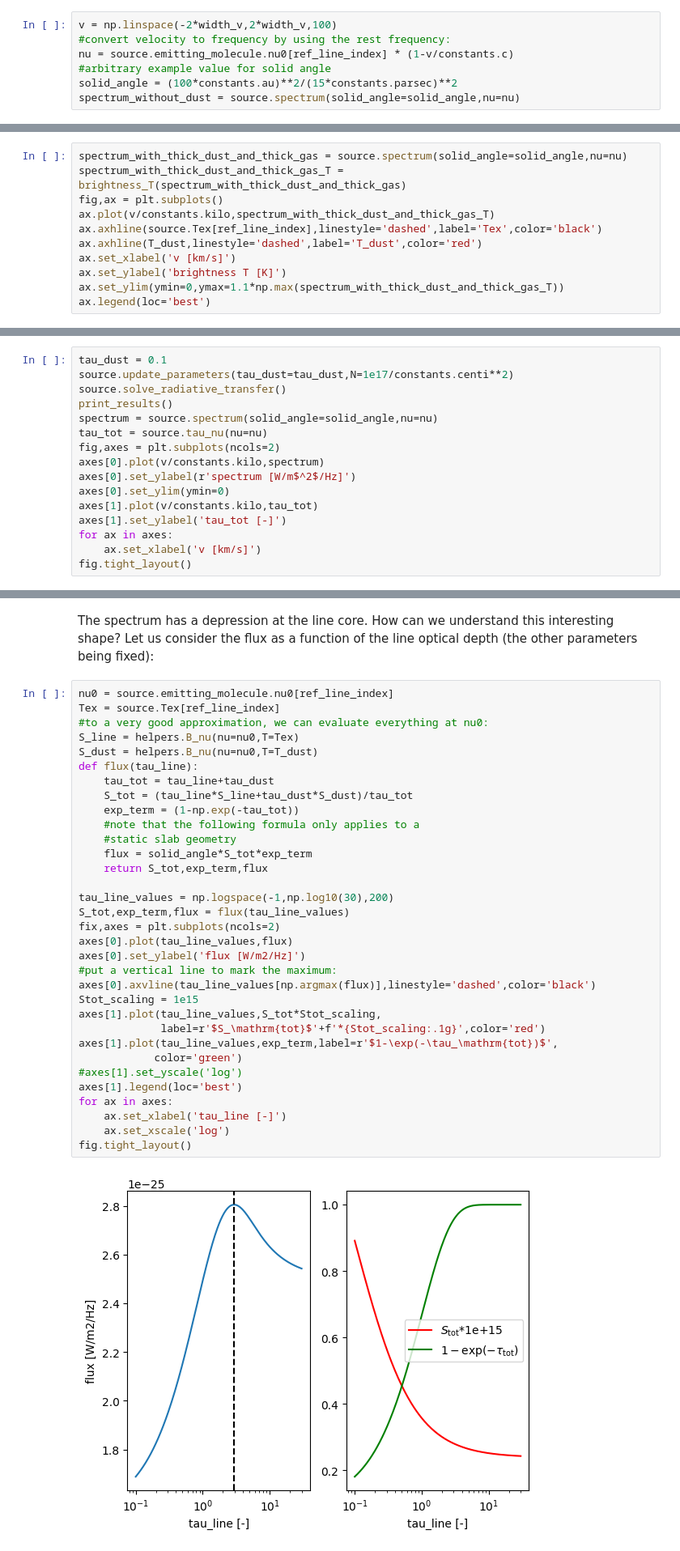
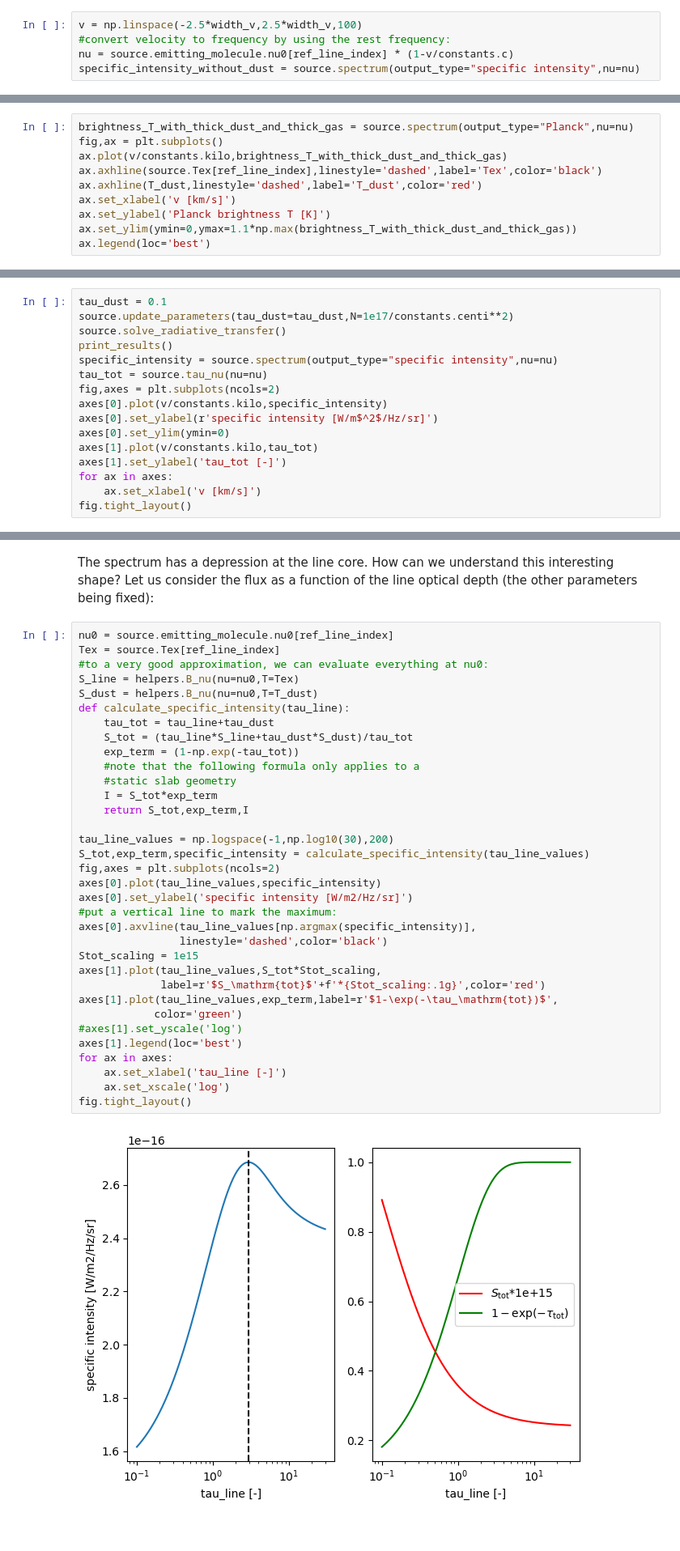
Before and after one commit to gica3618/pythonradex, a Jupyter notebook: docs/notebooks/continuum_effects.ipynb, the cells around one changed output, grey strips where cells are left out. Shown at 81% size. Saved outputs shown, nothing was run; the diff lists cells and outputs as text.

```diff
--- a/docs/notebooks/continuum_effects.ipynb
+++ b/docs/notebooks/continuum_effects.ipynb
@@ -58,10 +58,8 @@ We also calculate the spectrum:
 # %%
-v = np.linspace(-2*width_v,2*width_v,100)
+v = np.linspace(-2.5*width_v,2.5*width_v,100)
 #convert velocity to frequency by using the rest frequency:
 nu = source.emitting_molecule.nu0[ref_line_index] * (1-v/constants.c)
-#arbitrary example value for solid angle
-solid_angle = (100*constants.au)**2/(15*constants.parsec)**2
-spectrum_without_dust = source.spectrum(solid_angle=solid_angle,nu=nu)
+specific_intensity_without_dust = source.spectrum(output_type="specific intensity",nu=nu)
 # %% [markdown]
 Now do a calculation with dust, for comparison. Consider an optically thin dust field.
 # %%
@@ -137,13 +129,12 @@ Now CO is much thicker than the dust (remember: the dust optical depth is 50)
 # %%
-spectrum_with_thick_dust_and_thick_gas = source.spectrum(solid_angle=solid_angle,nu=nu)
-spectrum_with_thick_dust_and_thick_gas_T = brightness_T(spectrum_with_thick_dust_and_thick_gas)
+brightness_T_with_thick_dust_and_thick_gas = source.spectrum(output_type="Planck",nu=nu)
 fig,ax = plt.subplots()
-ax.plot(v/constants.kilo,spectrum_with_thick_dust_and_thick_gas_T)
+ax.plot(v/constants.kilo,brightness_T_with_thick_dust_and_thick_gas)
 ax.axhline(source.Tex[ref_line_index],linestyle='dashed',label='Tex',color='black')
 ax.axhline(T_dust,linestyle='dashed',label='T_dust',color='red')
 ax.set_xlabel('v [km/s]')
-ax.set_ylabel('brightness T [K]')
-ax.set_ylim(ymin=0,ymax=1.1*np.max(spectrum_with_thick_dust_and_thick_gas_T))
+ax.set_ylabel('Planck brightness T [K]')
+ax.set_ylim(ymin=0,ymax=1.1*np.max(brightness_T_with_thick_dust_and_thick_gas))
 ax.legend(loc='best')
 # %% [output]
 <matplotlib.legend.Legend at 0x...>
@@ -157,11 +148,11 @@ tau_dust = 0.1
 source.update_parameters(tau_dust=tau_dust,N=1e17/constants.centi**2)
 source.solve_radiative_transfer()
 print_results()
-spectrum = source.spectrum(solid_angle=solid_angle,nu=nu)
+specific_intensity = source.spectrum(output_type="specific intensity",nu=nu)
 tau_tot = source.tau_nu(nu=nu)
 fig,axes = plt.subplots(ncols=2)
-axes[0].plot(v/constants.kilo,spectrum)
-axes[0].set_ylabel(r'spectrum [W/m$^2$/Hz]')
+axes[0].plot(v/constants.kilo,specific_intensity)
+axes[0].set_ylabel(r'specific intensity [W/m$^2$/Hz/sr]')
 axes[0].set_ylim(ymin=0)
 axes[1].plot(v/constants.kilo,tau_tot)
 axes[1].set_ylabel('tau_tot [-]')
@@ -177,36 +168,37 @@ The spectrum has a depression at the line core. How can we understand this inter
 # %%
 nu0 = source.emitting_molecule.nu0[ref_line_index]
 Tex = source.Tex[ref_line_index]
 #to a very good approximation, we can evaluate everything at nu0:
 S_line = helpers.B_nu(nu=nu0,T=Tex)
 S_dust = helpers.B_nu(nu=nu0,T=T_dust)
-def flux(tau_line):
+def calculate_specific_intensity(tau_line):
     tau_tot = tau_line+tau_dust
     S_tot = (tau_line*S_line+tau_dust*S_dust)/tau_tot
     exp_term = (1-np.exp(-tau_tot))
     #note that the following formula only applies to a
     #static slab geometry
-    flux = solid_angle*S_tot*exp_term
-    return S_tot,exp_term,flux
+    I = S_tot*exp_term
+    return S_tot,exp_term,I
 
 tau_line_values = np.logspace(-1,np.log10(30),200)
-S_tot,exp_term,flux = flux(tau_line_values)
-fix,axes = plt.subplots(ncols=2)
-axes[0].plot(tau_line_values,flux)
-axes[0].set_ylabel('flux [W/m2/Hz]')
+S_tot,exp_term,specific_intensity = calculate_specific_intensity(tau_line_values)
+fig,axes = plt.subplots(ncols=2)
+axes[0].plot(tau_line_values,specific_intensity)
+axes[0].set_ylabel('specific intensity [W/m2/Hz/sr]')
 #put a vertical line to mark the maximum:
-axes[0].axvline(tau_line_values[np.argmax(flux)],linestyle='dashed',color='black')
+axes[0].axvline(tau_line_values[np.argmax(specific_intensity)],
+                linestyle='dashed',color='black')
 Stot_scaling = 1e15
 axes[1].plot(tau_line_values,S_tot*Stot_scaling,
              label=r'$S_\mathrm{tot}$'+f'*{Stot_scaling:.1g}',color='red')
 axes[1].plot(tau_line_values,exp_term,label=r'$1-\exp(-\tau_\mathrm{tot})$',
             color='green')
 #axes[1].set_yscale('log')
 axes[1].legend(loc='best')
 for ax in axes:
     ax.set_xlabel('tau_line [-]')
     ax.set_xscale('log')
 fig.tight_layout()
 # %% [output]
-[figure, old version]
+[figure, new version]
 # %% [markdown]
```
Also changed, not shown: parts of 13 cells of this notebook, 25 other files.
